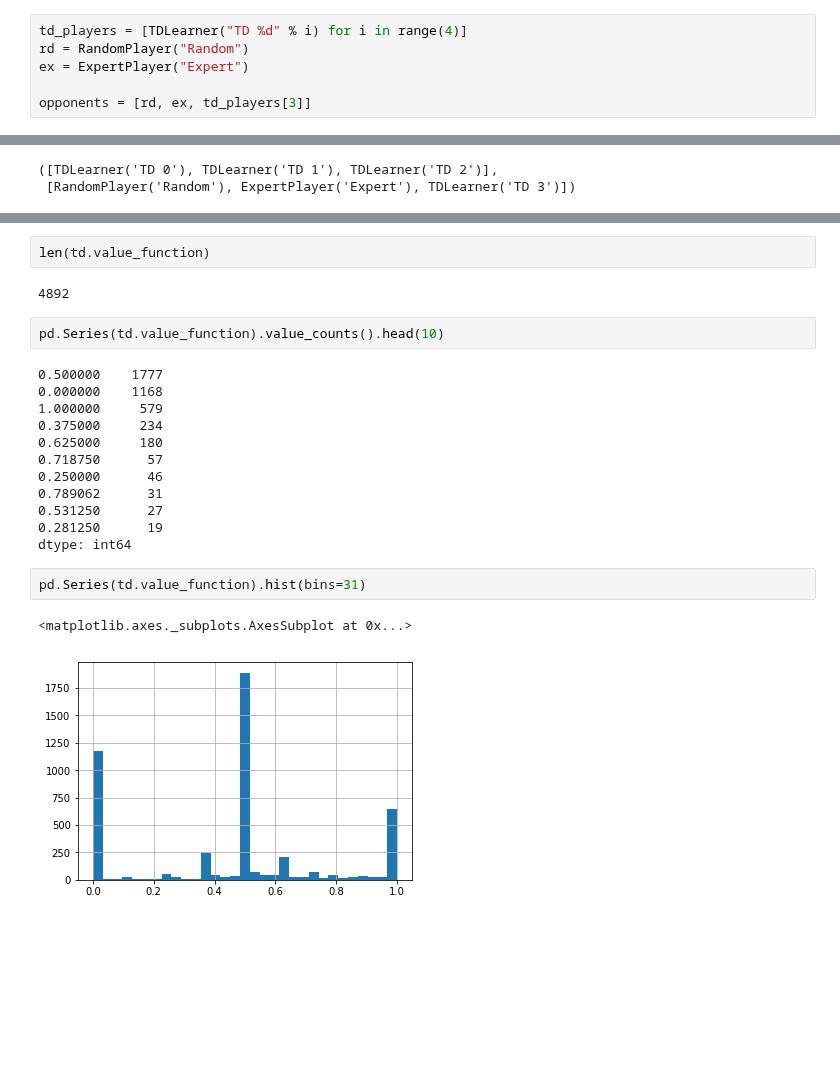
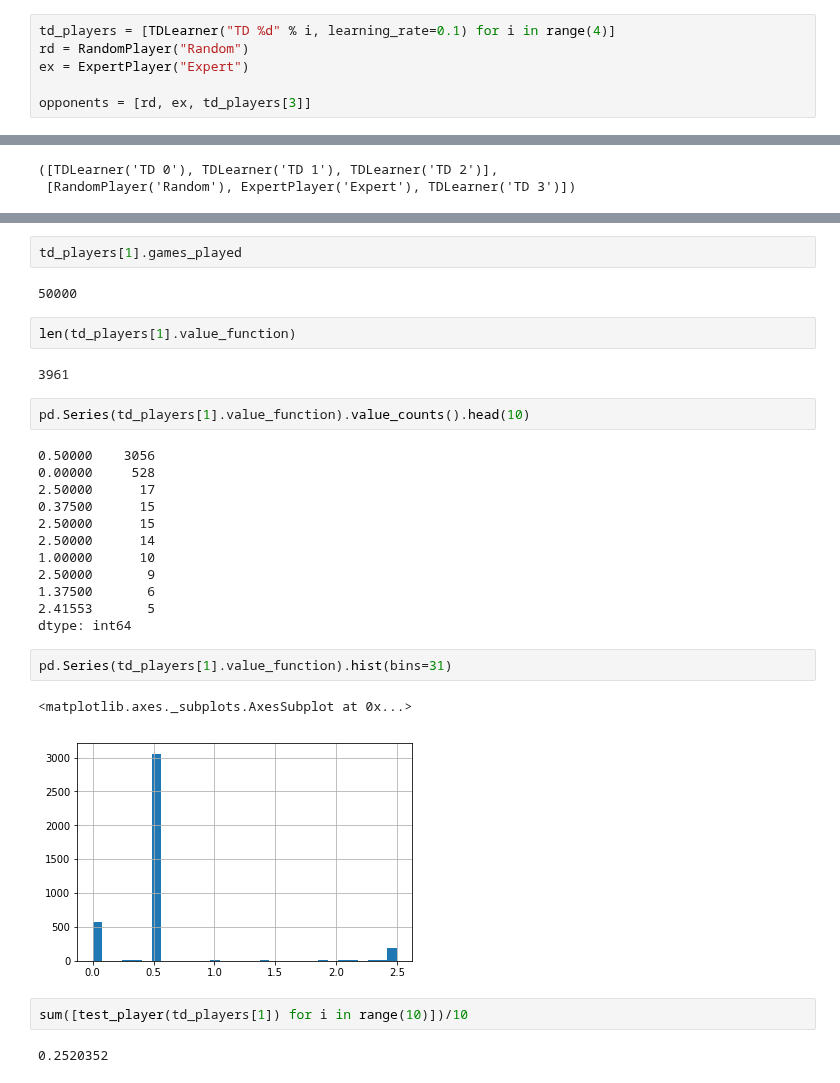
Before and after one commit to billtubbs/game-learner, a Jupyter notebook: Tic Tac Toe Game_Noughts and Crosses.ipynb, the cells around one changed output, grey strips where cells are left out. Saved outputs shown, nothing was run; the diff lists cells and outputs as text; blank space fills up the shorter version.

```diff
--- a/Tic Tac Toe Game_Noughts and Crosses.ipynb
+++ b/Tic Tac Toe Game_Noughts and Crosses.ipynb
@@ -539,7 +571,7 @@ good_results
 # %% [markdown]
 ## Look at learning rates
 # %%
-td_players = [TDLearner("TD %d" % i) for i in range(4)]
+td_players = [TDLearner("TD %d" % i, learning_rate=0.1) for i in range(4)]
 rd = RandomPlayer("Random")
 ex = ExpertPlayer("Expert")
 
@@ -654,23 +671,31 @@ td.games_played
+# %%
+td_players[1].games_played
+# %% [output]
+50000
 # %%
-len(td.value_function)
+len(td_players[1].value_function)
 # %% [output]
-4892
+3961
 # %%
-pd.Series(td.value_function).value_counts().head(10)
+pd.Series(td_players[1].value_function).value_counts().head(10)
 # %% [output]
-0.500000    1777
-0.000000    1168
-1.000000     579
-0.375000     234
-0.625000     180
-0.718750      57
-0.250000      46
-0.789062      31
-0.531250      27
-0.281250      19
+0.50000    3056
+0.00000     528
+2.50000      17
+0.37500      15
+2.50000      15
+2.50000      14
+1.00000      10
+2.50000       9
+1.37500       6
+2.41553       5
 dtype: int64
 # %%
-pd.Series(td.value_function).hist(bins=31)
+pd.Series(td_players[1].value_function).hist(bins=31)
 # %% [output]
 <matplotlib.axes._subplots.AxesSubplot at 0x...>
-[figure, old version]
+[figure, new version]
+# %%
+sum([test_player(td_players[1]) for i in range(10)])/10
+# %% [output]
+0.2520352
```
Also changed, not shown: parts of 26 cells of this notebook, 3 other files.
